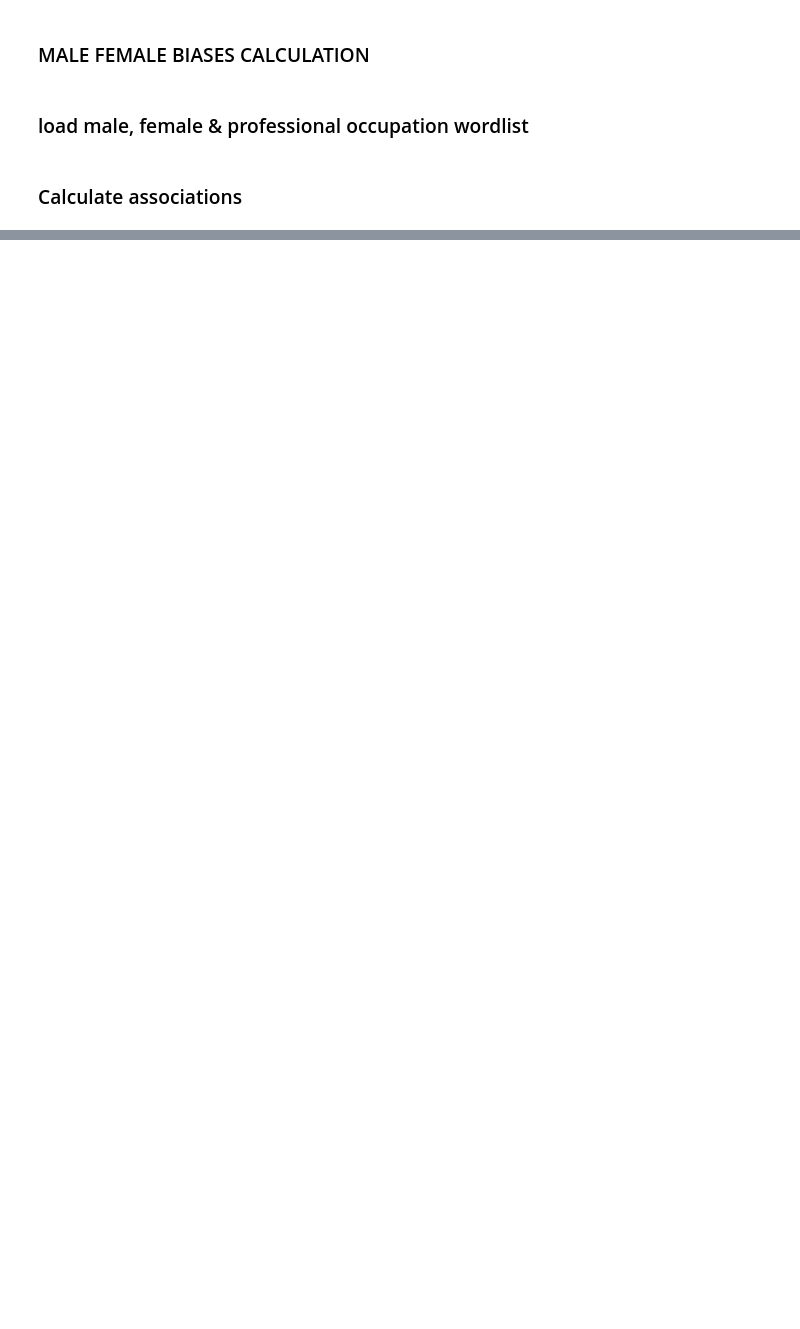
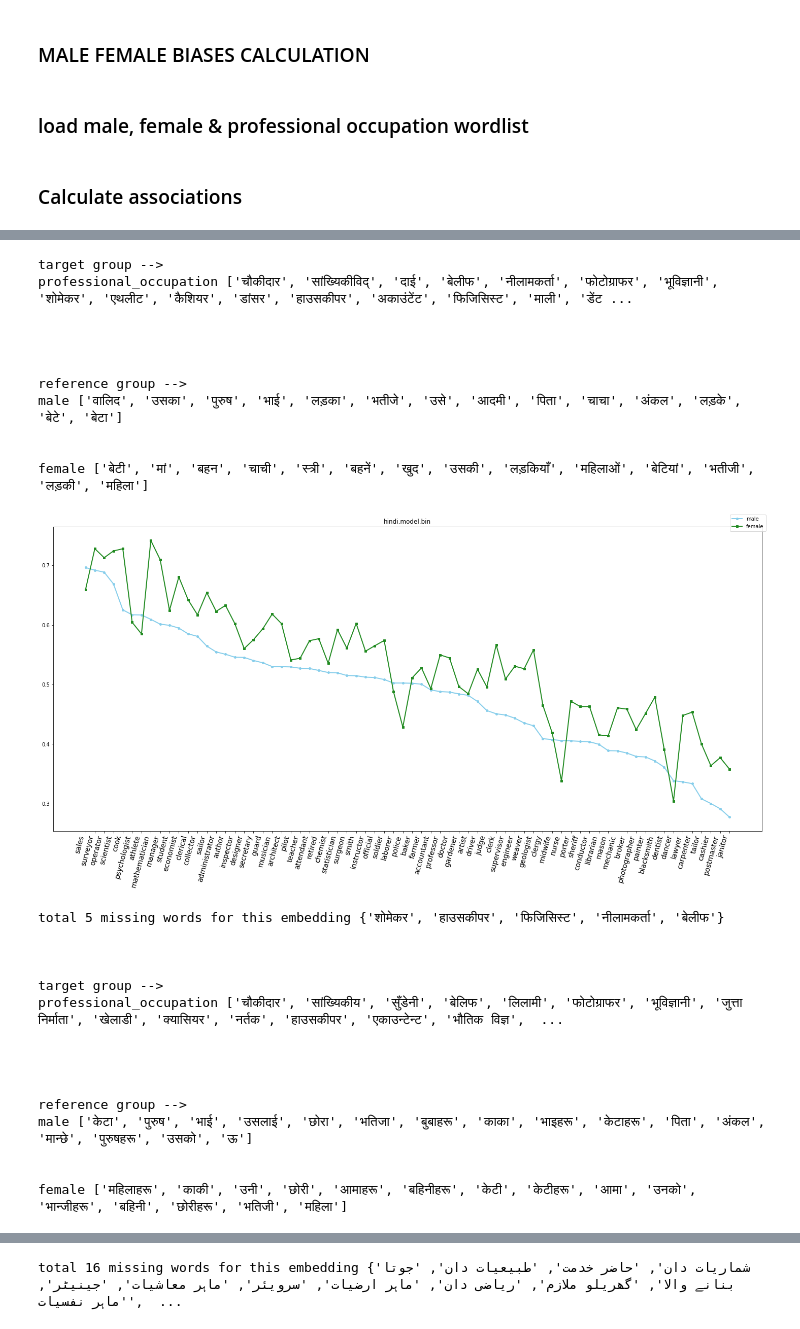
Before and after one commit to facevoid/newspaper-biasness-analysis, a Jupyter notebook: gender-bias-south-asian-languages-stanford-standards/gender-bias-south-asian-languages-stanford-list-word2vec[bn,hi,nep,ur].ipynb, the cells around one changed output, grey strips where cells are left out. Saved outputs shown, nothing was run; the diff lists cells and outputs as text; code cells hidden in the pictures; blank space fills up the shorter version.

```diff
--- a/gender-bias-south-asian-languages-stanford-standards/gender-bias-south-asian-languages-stanford-list-word2vec[bn,hi,nep,ur].ipynb
+++ b/gender-bias-south-asian-languages-stanford-standards/gender-bias-south-asian-languages-stanford-list-word2vec[bn,hi,nep,ur].ipynb
@@ -150,0 +76,30 @@ total 16 missing words for this embedding {'طبیعیات دان', 'ریاضی
+# %%
+-
+# %% [output]
+target group -->
+professional_occupation ['चौकीदार', 'सांख्यिकीविद्', 'दाई', 'बेलीफ', 'नीलामकर्ता', 'फोटोग्राफर', 'भूविज्ञानी', 'शोमेकर', 'एथलीट', 'कैशियर', 'डांसर', 'हाउसकीपर', 'अकाउंटेंट', 'फिजिसिस्ट', 'माली', 'डेंट ...
+
+
+
+
+reference group -->
+male ['वालिद', 'उसका', 'पुरुष', 'भाई', 'लड़का', 'भतीजे', 'उसे', 'आदमी', 'पिता', 'चाचा', 'अंकल', 'लड़के', 'बेटे', 'बेटा']
+
+
+female ['बेटी', 'मां', 'बहन', 'चाची', 'स्त्री', 'बहनें', 'खुद', 'उसकी', 'लड़कियाँ', 'महिलाओं', 'बेटियां', 'भतीजी', 'लड़की', 'महिला']
+[figure, added]
+total 5 missing words for this embedding {'शोमेकर', 'हाउसकीपर', 'फिजिसिस्ट', 'नीलामकर्ता', 'बेलीफ'}
+
+
+
+target group -->
+professional_occupation ['चौकीदार', 'सांख्यिकीय', 'सुँडेनी', 'बेलिफ', 'लिलामी', 'फोटोग्राफर', 'भूविज्ञानी', 'जुत्ता निर्माता', 'खेलाडी', 'क्यासियर', 'नर्तक', 'हाउसकीपर', 'एकाउन्टेन्ट', 'भौतिक विज्ञ',  ...
+
+
+
+
+reference group -->
+male ['केटा', 'पुरुष', 'भाई', 'उसलाई', 'छोरा', 'भतिजा', 'बुबाहरू', 'काका', 'भाइहरू', 'केटाहरू', 'पिता', 'अंकल', 'मान्छे', 'पुरुषहरू', 'उसको', 'ऊ']
+
+
+female ['महिलाहरू', 'काकी', 'उनी', 'छोरी', 'आमाहरू', 'बहिनीहरू', 'केटी', 'केटीहरू', 'आमा', 'उनको', 'भान्जीहरू', 'बहिनी', 'छोरीहरू', 'भतिजी', 'महिला']
@@ -151,3 +139,4 @@ total 16 missing words for this embedding {'طبیعیات دان', 'ریاضی
+total 16 missing words for this embedding {'شماریات دان', 'حاضر خدمت', 'طبیعیات دان', 'جوتا بنانے والا', 'گھریلو ملازم', 'ریاضی دان', 'ماہر ارضیات', 'سرویئر', 'ماہر معاشیات', 'جینیٹر', 'ماہر نفسیات',  ...
 # %%
 from plot_utils import get_bias_plot
 female_bias_dict_for_all_embeddings = calculate_bias_for_all_embedding(association_dict=association_dict,
```
Also changed, not shown: parts of 5 cells of this notebook, 23 other files.
